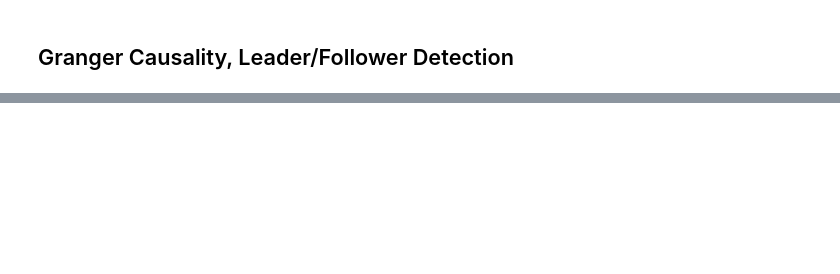
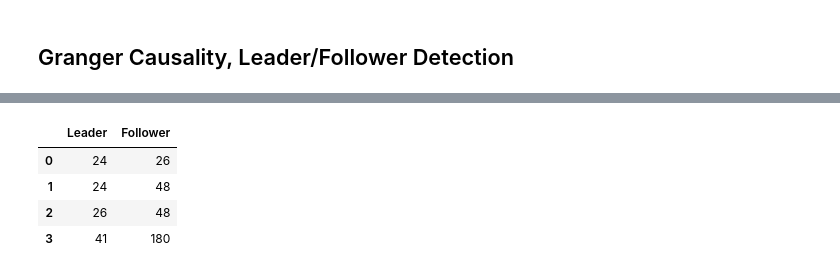
Before and after one commit to vincenzojrs/Alkemy-Spark-Project, a Jupyter notebook: price_analysis/pearson_granger.ipynb, the cells around one changed output, grey strips where cells are left out. Drawn from its saved outputs; the diff is of its cells as text; code cells hidden in the pictures; blank space fills up the shorter version.

```diff
--- a/price_analysis/pearson_granger.ipynb
+++ b/price_analysis/pearson_granger.ipynb
@@ -71,8 +110,8 @@ for i in price_data_shifted.columns:
             Pearson_correlation.append(price_data_shifted[i].corr(price_data[j]))
 # %%
 #Co-integration computation
-df_followers = price_data.drop(index = '2021-01-01')
-df_leaders = price_data.drop(index = '2021-03-31')
+df_followers = price_data.iloc[1: , :]
+df_leaders = price_data[:-1]
 
 Cointegration = []
 
@@ -96,8 +135,8 @@ output_pearson
 # %%
 #Plot the prices of all sellers that appear in the output dataset
 
-price_data_shifted.columns = price_data_shifted.columns.astype(str)
-price_data.columns = price_data.columns.astype(str)
+#price_data_shifted.columns = price_data_shifted.columns.astype(str)
+#price_data.columns = price_data.columns.astype(str)
 
 list = []
 
@@ -105,9 +144,8 @@ for z in output_pearson.Leader.unique():
     list.append(z)
 
 for x in output_pearson.Follower.unique():
-    if x not in lista:
+    if x not in list:
         list.append(x)
-
 
 data = price_data[list]
 fig = px.line(data, x=data.index, y = data.columns)
@@ -190,3 +229,11 @@ fig.show()
 2     26       48
 3     41      180
 [interactive output not drawn]
+# %%
+output_granger
+# %% [output]
+|  | Leader | Follower |
+| 0 | 24 | 26 |
+| 1 | 24 | 48 |
+| 2 | 26 | 48 |
+| 3 | 41 | 180 |
```
Also changed, not shown: parts of 8 cells of this notebook.
